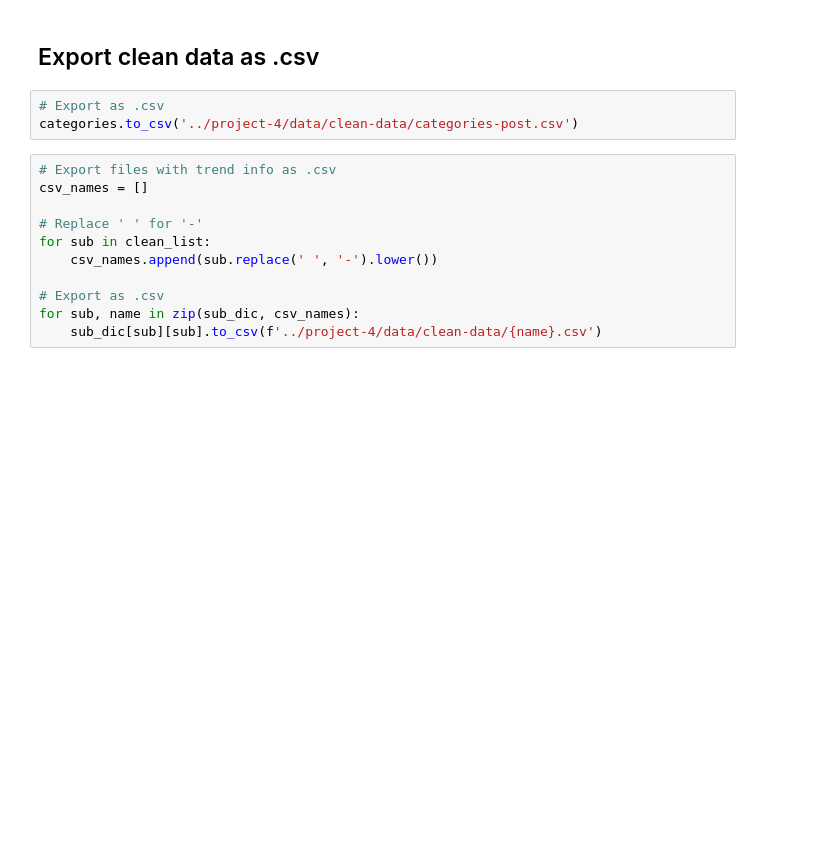
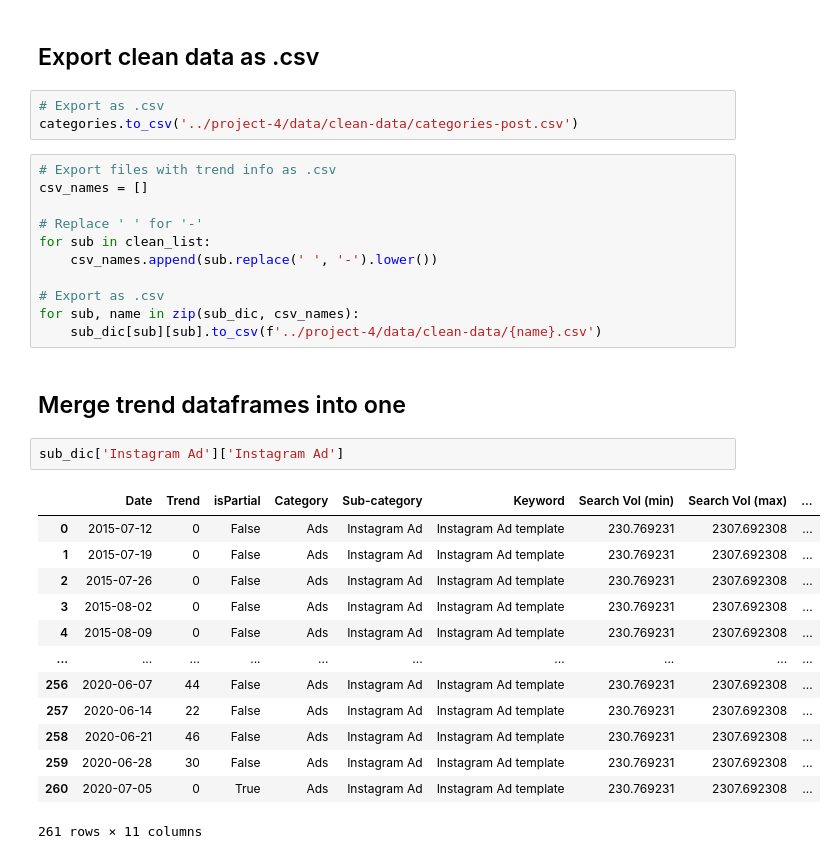
Before and after one commit to pepenunez/product-analytics, a Jupyter notebook: data-gathering.ipynb, the cells around one changed output. Drawn from its saved outputs; the diff is of its cells as text; blank space fills up the shorter version.

```diff
--- a/data-gathering.ipynb
+++ b/data-gathering.ipynb
@@ -251,3 +251,21 @@ for sub in clean_list:
 # Export as .csv
 for sub, name in zip(sub_dic, csv_names):
     sub_dic[sub][sub].to_csv(f'../project-4/data/clean-data/{name}.csv')
+# %% [markdown]
+## Merge trend dataframes into one
+# %%
+sub_dic['Instagram Ad']['Instagram Ad']
+# %% [output]
+|  | Date | Trend | isPartial | Category | Sub-category | Keyword | Search Vol (min) | Search Vol (max) | ... |
+| 0 | 2015-07-12 | 0 | False | Ads | Instagram Ad | Instagram Ad template | 230.769231 | 2307.692308 | ... |
+| 1 | 2015-07-19 | 0 | False | Ads | Instagram Ad | Instagram Ad template | 230.769231 | 2307.692308 | ... |
+| 2 | 2015-07-26 | 0 | False | Ads | Instagram Ad | Instagram Ad template | 230.769231 | 2307.692308 | ... |
+| 3 | 2015-08-02 | 0 | False | Ads | Instagram Ad | Instagram Ad template | 230.769231 | 2307.692308 | ... |
+| 4 | 2015-08-09 | 0 | False | Ads | Instagram Ad | Instagram Ad template | 230.769231 | 2307.692308 | ... |
+| ... | ... | ... | ... | ... | ... | ... | ... | ... | ... |
+| 256 | 2020-06-07 | 44 | False | Ads | Instagram Ad | Instagram Ad template | 230.769231 | 2307.692308 | ... |
+| 257 | 2020-06-14 | 22 | False | Ads | Instagram Ad | Instagram Ad template | 230.769231 | 2307.692308 | ... |
+| 258 | 2020-06-21 | 46 | False | Ads | Instagram Ad | Instagram Ad template | 230.769231 | 2307.692308 | ... |
+| 259 | 2020-06-28 | 30 | False | Ads | Instagram Ad | Instagram Ad template | 230.769231 | 2307.692308 | ... |
+| 260 | 2020-07-05 | 0 | True | Ads | Instagram Ad | Instagram Ad template | 230.769231 | 2307.692308 | ... |
+261 rows × 11 columns
```
Also changed, not shown: parts of 4 cells of this notebook, 1 other file.
